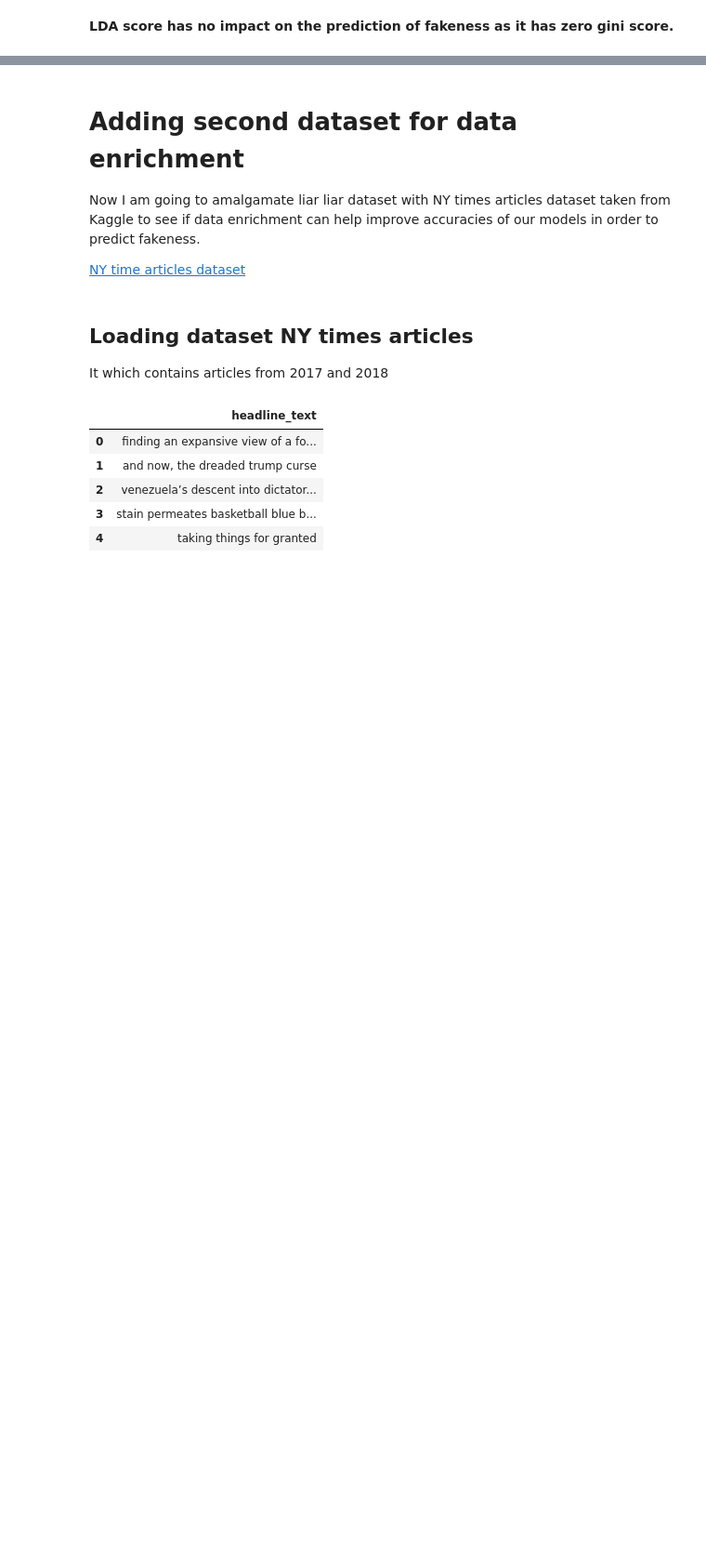
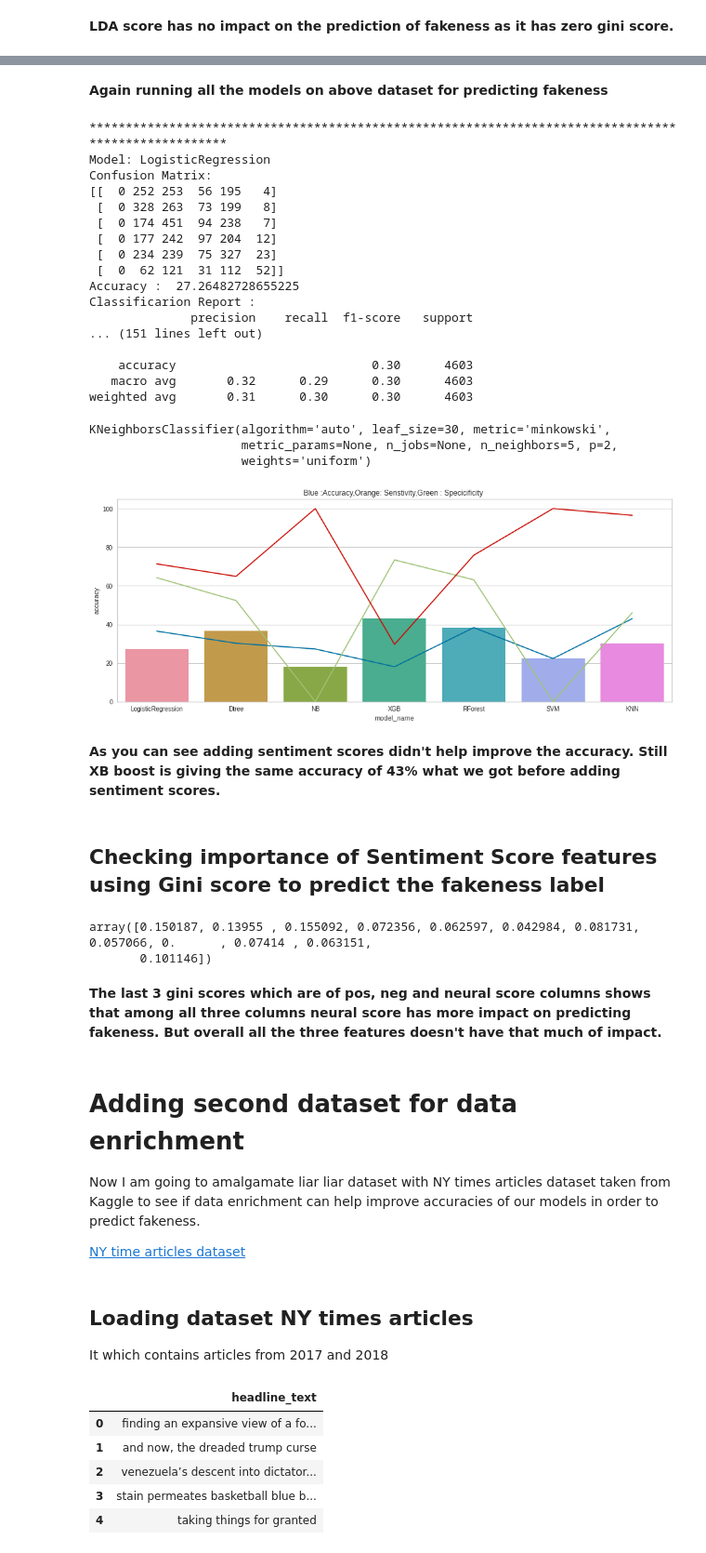
Before and after one commit to nupursjsu/Machine-Learning, a Jupyter notebook: ML_Final_Exam.ipynb, the cells around one changed output, grey strips where cells are left out. Shown at 93% size. Saved outputs shown, nothing was run; the diff lists cells and outputs as text; code cells hidden in the pictures; blank space fills up the shorter version.

```diff
--- a/ML_Final_Exam.ipynb
+++ b/ML_Final_Exam.ipynb
@@ -921,0 +942,3 @@ array([0.244518, 0.205626, 0.237085, 0.072831, 0.06272 , 0.039133, 0.082204, 0.0
+# %%
+final_df_new=final_df_new.drop(columns=['CleanStatement'])
+final_df_new.head()
@@ -921,0 +952,2 @@ array([0.244518, 0.205626, 0.237085, 0.072831, 0.06272 , 0.039133, 0.082204, 0.0
+# %% [markdown]
+**Again running all the models on above dataset for predicting fakeness**
@@ -922,3 +966,42 @@ array([0.244518, 0.205626, 0.237085, 0.072831, 0.06272 , 0.039133, 0.082204, 0.0
+# %%
+#Training different models and evaluating them
+fitModelsAndPredict(models_dict,X_train,Y_train,X_test,Y_test)
+# %% [output]
+****************************************************************************************************
+Model: LogisticRegression
+Confusion Matrix:
+[[  0 252 253  56 195   4]
+ [  0 328 263  73 199   8]
+ [  0 174 451  94 238   7]
+ [  0 177 242  97 204  12]
+ [  0 234 239  75 327  23]
+ [  0  62 121  31 112  52]]
+Accuracy :  27.26482728655225
+Classificarion Report :
+              precision    recall  f1-score   support
+... (151 lines left out)
+
+    accuracy                           0.30      4603
+   macro avg       0.32      0.29      0.30      4603
+weighted avg       0.31      0.30      0.30      4603
+KNeighborsClassifier(algorithm='auto', leaf_size=30, metric='minkowski',
+                     metric_params=None, n_jobs=None, n_neighbors=5, p=2,
+                     weights='uniform')
+[figure, added]
+# %% [markdown]
+**As you can see adding sentiment scores didn't help improve the accuracy. Still XB boost is giving the same accuracy of 43% what we got before adding sentiment scores.**
+# %% [markdown]
+## **Checking importance of Sentiment Score features using Gini score to predict the fakeness label**
+# %%
+clf = DecisionTreeClassifier(criterion='gini')
+clf.fit(X_train, Y_train)
+y_pred = clf.predict(X_test)
+clf.feature_importances_
+# %% [output]
+array([0.150187, 0.13955 , 0.155092, 0.072356, 0.062597, 0.042984, 0.081731, 0.057066, 0.      , 0.07414 , 0.063151,
+       0.101146])
+# %% [markdown]
+**The last 3 gini scores which are of pos, neg and neural score columns shows that among all three columns neural score has more impact on predicting fakeness. But overall all the three features doesn't have that much of impact.**
 # %% [markdown]
 # **Adding second dataset for data enrichment**
 
```
Also changed, not shown: parts of 102 cells of this notebook.
